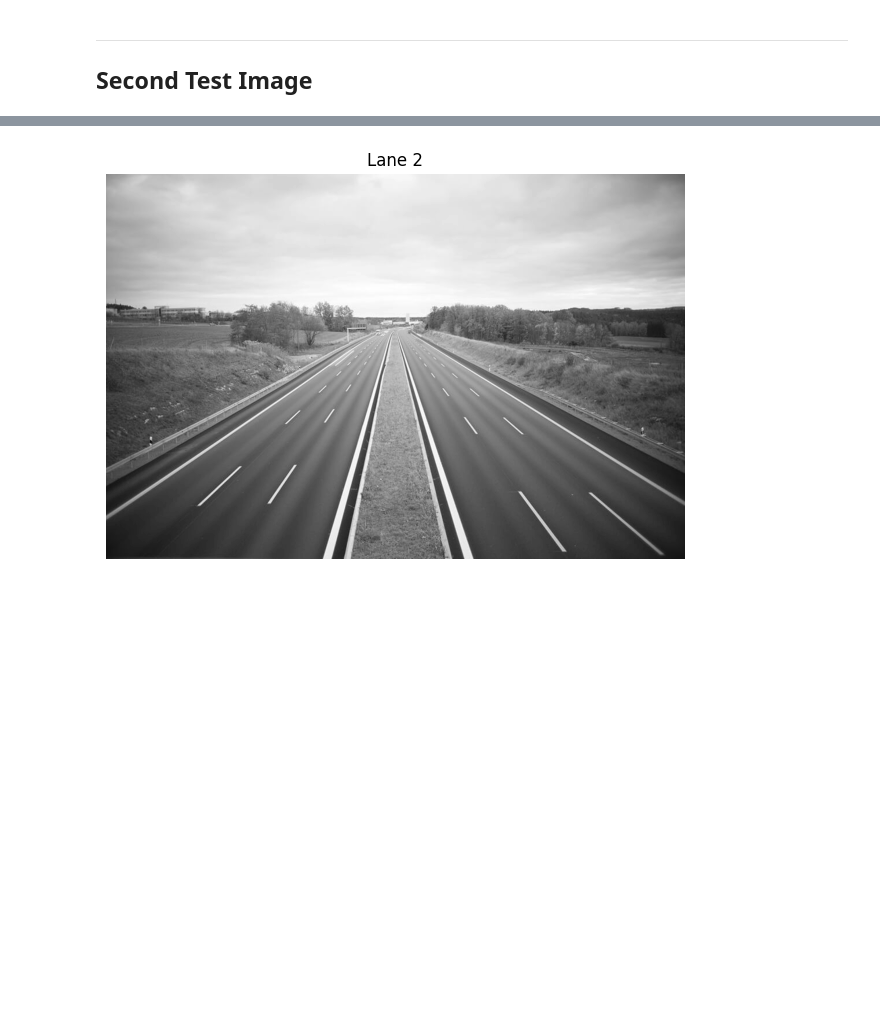
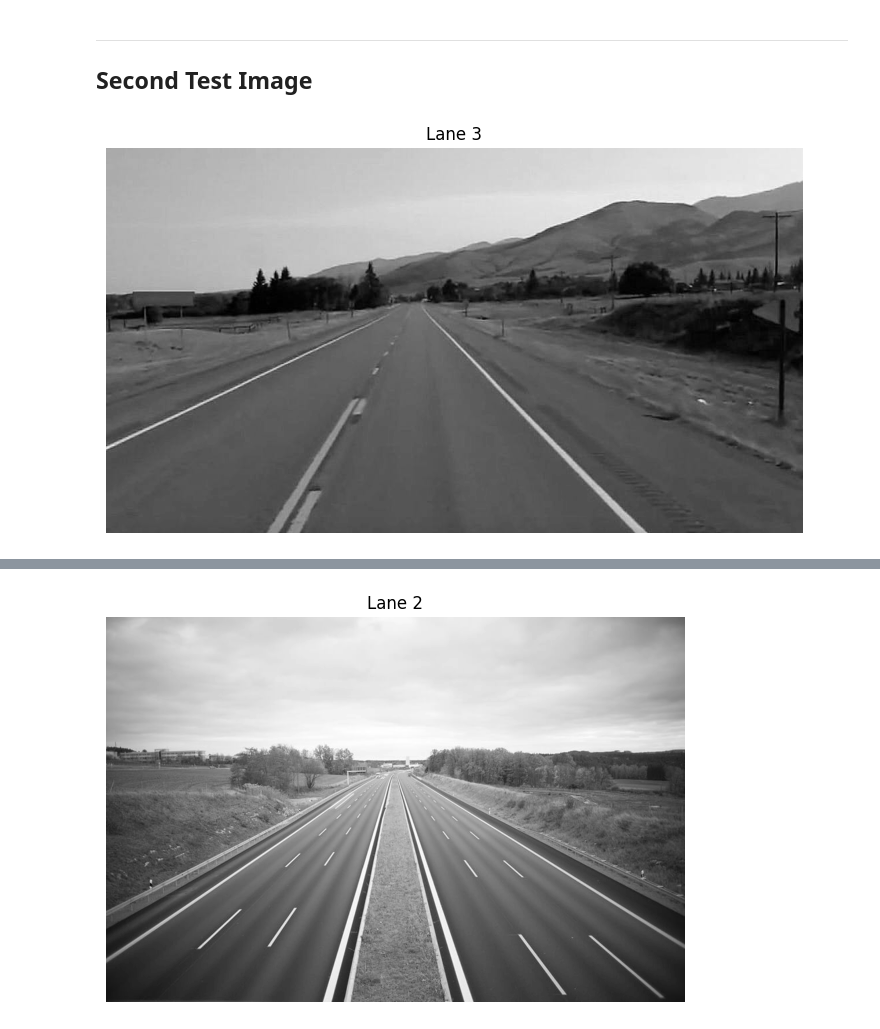
Before and after one commit to tasneemyo/Computer-Vision-Labs, a Jupyter notebook: lane_detection.ipynb, the cells around one changed output, grey strips where cells are left out. Saved outputs shown, nothing was run; the diff lists cells and outputs as text; code cells hidden in the pictures; blank space fills up the shorter version.

```diff
--- a/lane_detection.ipynb
+++ b/lane_detection.ipynb
@@ -12,9 +12,11 @@ import matplotlib.pyplot as plt
 # %%
 image1 = cv2.cvtColor(cv2.imread('lane1.jpg'), cv2.COLOR_BGR2GRAY)
 image2 = cv2.cvtColor(cv2.imread('lane2.jpg'), cv2.COLOR_BGR2GRAY)
+image3 = cv2.cvtColor(cv2.imread('lane3.jpg'), cv2.COLOR_BGR2GRAY)
 
 image1_rgb = cv2.cvtColor(cv2.imread('lane1.jpg'), cv2.COLOR_BGR2RGB)
 image2_rgb = cv2.cvtColor(cv2.imread('lane2.jpg'), cv2.COLOR_BGR2RGB)
+image3_rgb = cv2.cvtColor(cv2.imread('lane3.jpg'), cv2.COLOR_BGR2RGB)
 # %%
 def display_image(image, title):
     plt.figure(figsize=(10, 5))
@@ -166,3 +168,7 @@ compare_output(image1_rgb, image_with_lines)
 ----------------------------------------------------------------------------------
 
 ## **Second Test Image**
+# %%
+display_image(image3,"Lane 3")
+# %% [output]
+[figure, added]
```
Also changed, not shown: parts of 7 cells of this notebook, 1 other file.
